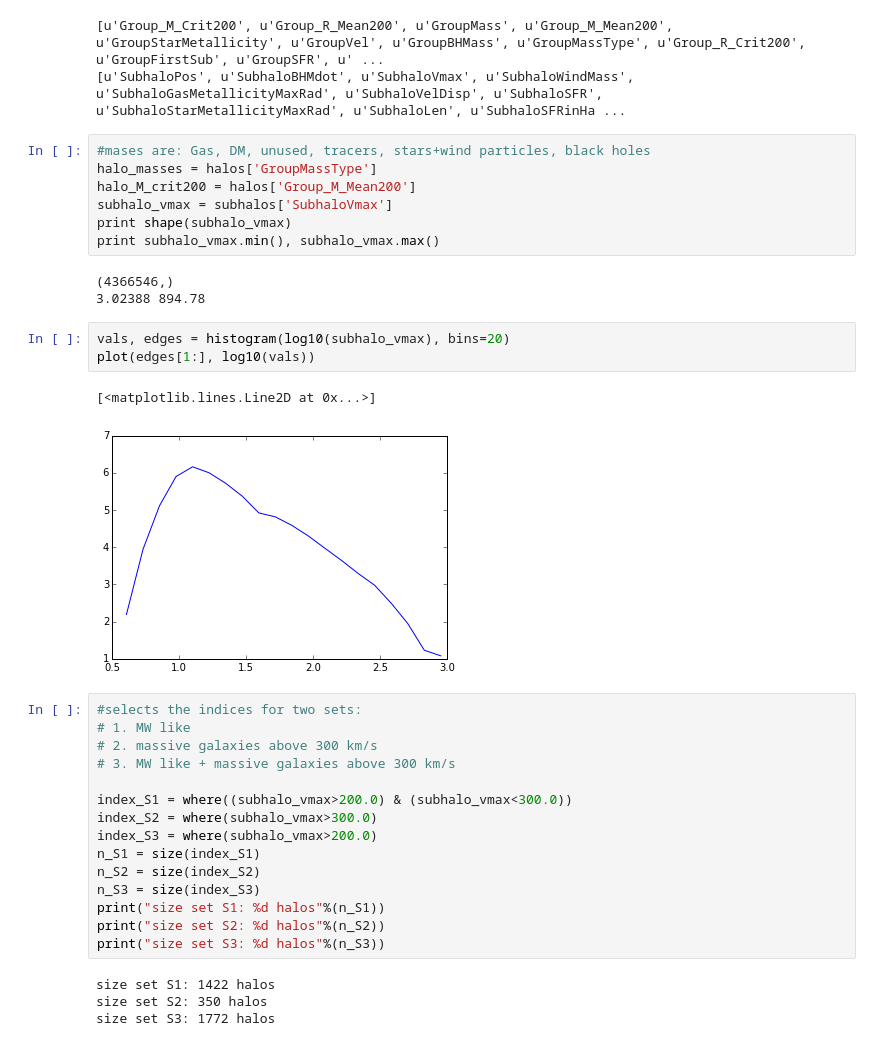
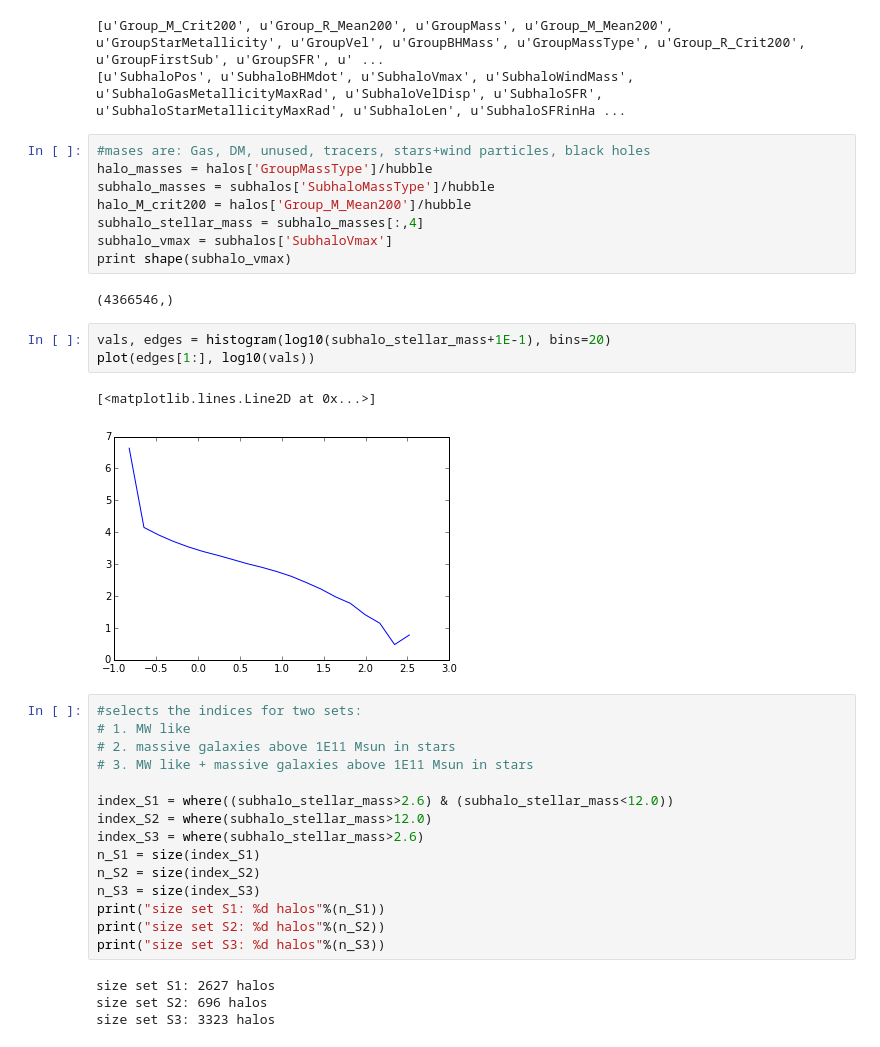
Before and after one commit to astroandes/IllustrisLG, a Jupyter notebook: code/BaryonCatalogCuts.ipynb, the cells around one changed output. Saved outputs shown, nothing was run; the diff lists cells and outputs as text.

```diff
--- a/code/BaryonCatalogCuts.ipynb
+++ b/code/BaryonCatalogCuts.ipynb
@@ -21,29 +38,29 @@ print subhalos.keys()
 [u'SubhaloPos', u'SubhaloBHMdot', u'SubhaloVmax', u'SubhaloWindMass', u'SubhaloGasMetallicityMaxRad', u'SubhaloVelDisp', u'SubhaloSFR', u'SubhaloStarMetallicityMaxRad', u'SubhaloLen', u'SubhaloSFRinHa ...
 # %%
 #mases are: Gas, DM, unused, tracers, stars+wind particles, black holes
-halo_masses = halos['GroupMassType']
-halo_M_crit200 = halos['Group_M_Mean200']
+halo_masses = halos['GroupMassType']/hubble
+subhalo_masses = subhalos['SubhaloMassType']/hubble
+halo_M_crit200 = halos['Group_M_Mean200']/hubble
+subhalo_stellar_mass = subhalo_masses[:,4]
 subhalo_vmax = subhalos['SubhaloVmax']
 print shape(subhalo_vmax)
-print subhalo_vmax.min(), subhalo_vmax.max()
 # %% [output]
 (4366546,)
-3.02388 894.78
 # %%
-vals, edges = histogram(log10(subhalo_vmax), bins=20)
+vals, edges = histogram(log10(subhalo_stellar_mass+1E-1), bins=20)
 plot(edges[1:], log10(vals))
 # %% [output]
 [<matplotlib.lines.Line2D at 0x...>]
-[figure, old version]
+[figure, new version]
 # %%
 #selects the indices for two sets:
 # 1. MW like
-# 2. massive galaxies above 300 km/s
-# 3. MW like + massive galaxies above 300 km/s
+# 2. massive galaxies above 1E11 Msun in stars
+# 3. MW like + massive galaxies above 1E11 Msun in stars
 
-index_S1 = where((subhalo_vmax>200.0) & (subhalo_vmax<300.0))
-index_S2 = where(subhalo_vmax>300.0)
-index_S3 = where(subhalo_vmax>200.0)
+index_S1 = where((subhalo_stellar_mass>2.6) & (subhalo_stellar_mass<12.0))
+index_S2 = where(subhalo_stellar_mass>12.0)
+index_S3 = where(subhalo_stellar_mass>2.6)
 n_S1 = size(index_S1)
 n_S2 = size(index_S2)
 n_S3 = size(index_S3)
@@ -51,6 +68,6 @@ print("size set S1: %d halos"%(n_S1))
 print("size set S2: %d halos"%(n_S2))
 print("size set S3: %d halos"%(n_S3))
 # %% [output]
-size set S1: 1422 halos
-size set S2: 350 halos
-size set S3: 1772 halos
+size set S1: 2627 halos
+size set S2: 696 halos
+size set S3: 3323 halos
```
Also changed, not shown: parts of 13 cells of this notebook.
